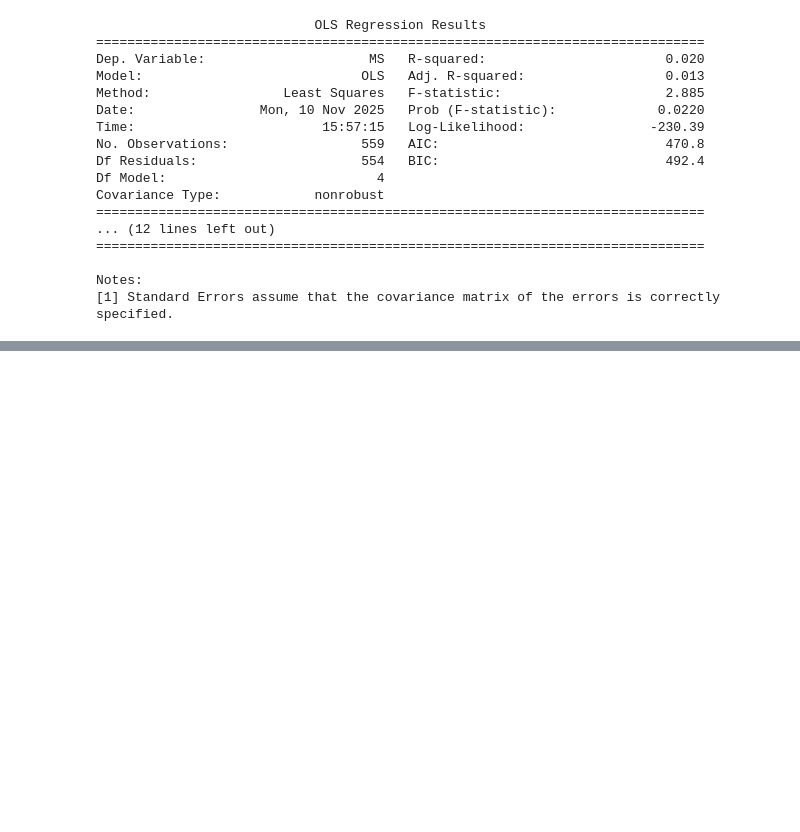
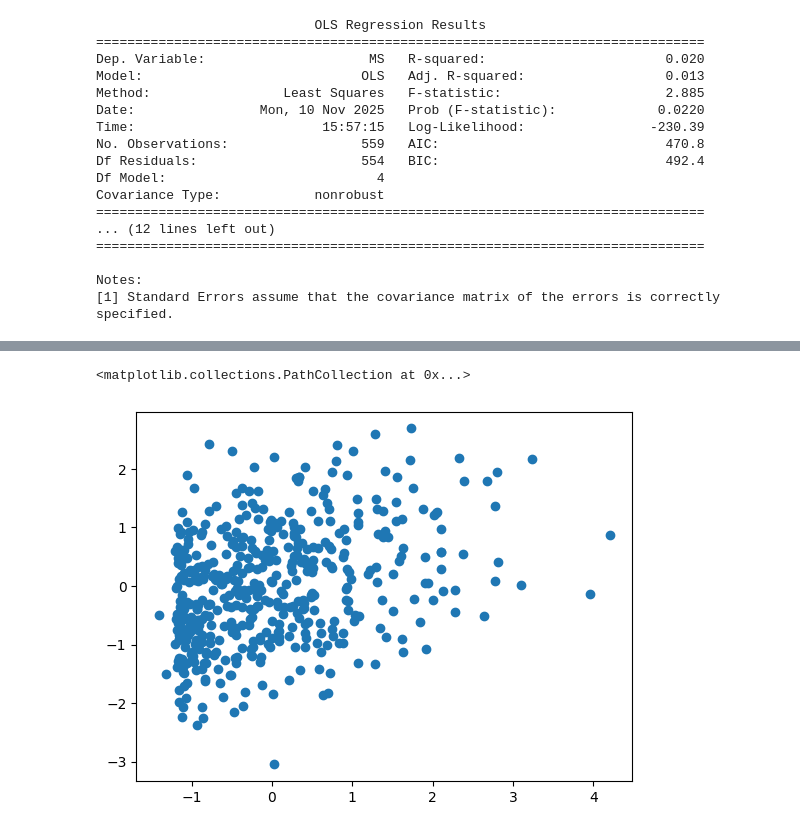
Before and after one commit to srs328/ms_mri, a Jupyter notebook: analysis/thalamus/results/2-CP_and_MRI_disease_measures.ipynb, the cells around one changed output, grey strips where cells are left out. Saved outputs shown, nothing was run; the diff lists cells and outputs as text; code cells hidden in the pictures; blank space fills up the shorter version.

```diff
--- a/analysis/thalamus/results/2-CP_and_MRI_disease_measures.ipynb
+++ b/analysis/thalamus/results/2-CP_and_MRI_disease_measures.ipynb
@@ -259,0 +339,11 @@ Notes:
+# %%
+model_data = data[MS_patients]
+model_data = zscore(model_data)
+
+variables = ["CP", "LV_log", "LV", "dzdur"]
+covars = ["age", "Female", "tiv"]
+resid_data = {}
+for var in variables:
+    resid_data[var] = utils.residualize_structs(model_data, var, covars)
+
+resid_data = pd.DataFrame(resid_data).dropna()
@@ -259,0 +371,5 @@ Notes:
+# %%
+plt.scatter(model_data['dzdur'], model_data['LV_log'])
+# %% [output]
+<matplotlib.collections.PathCollection at 0x...>
+[figure, added]
```
Also changed, not shown: parts of 4 cells of this notebook, 6 other files.
